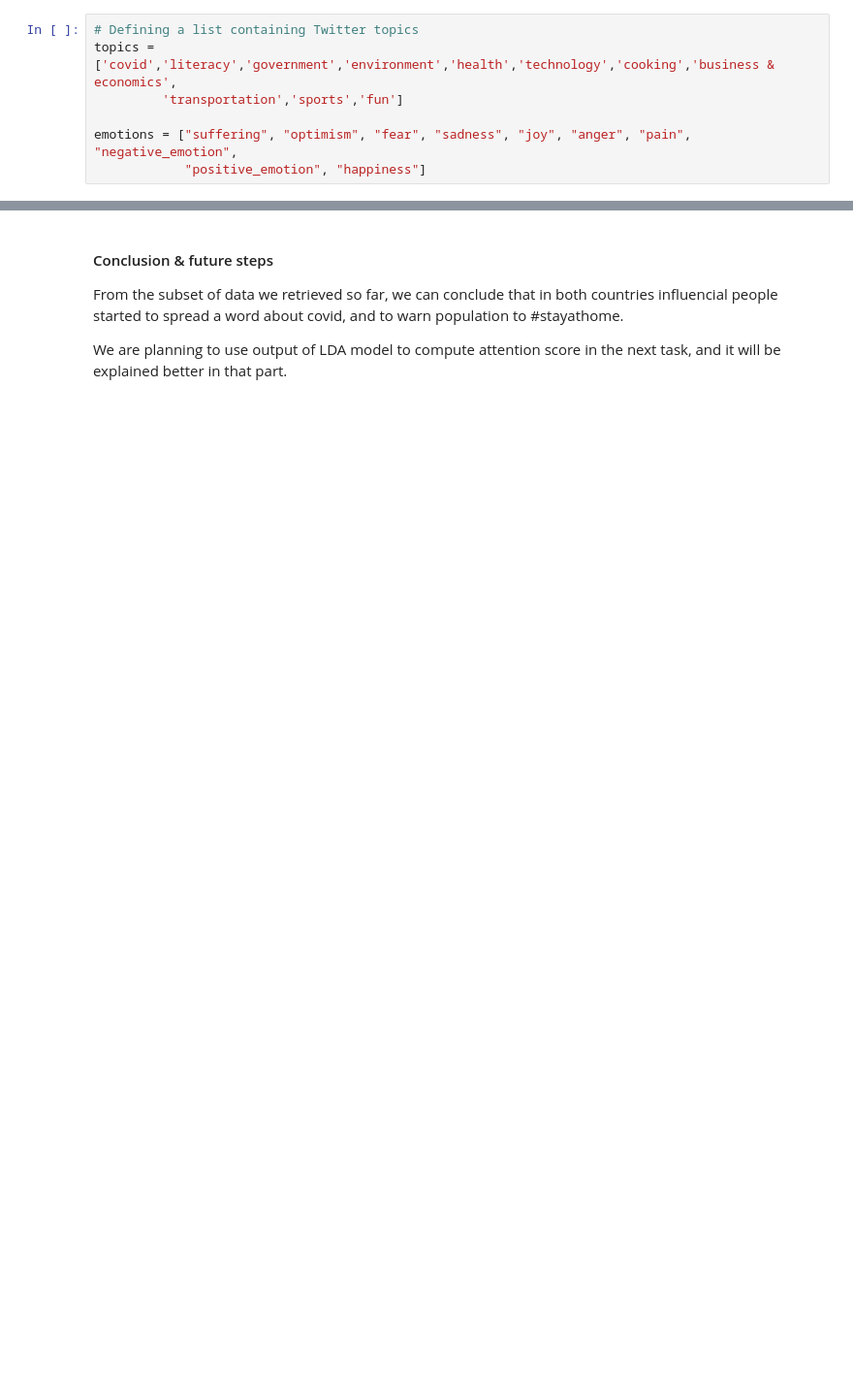
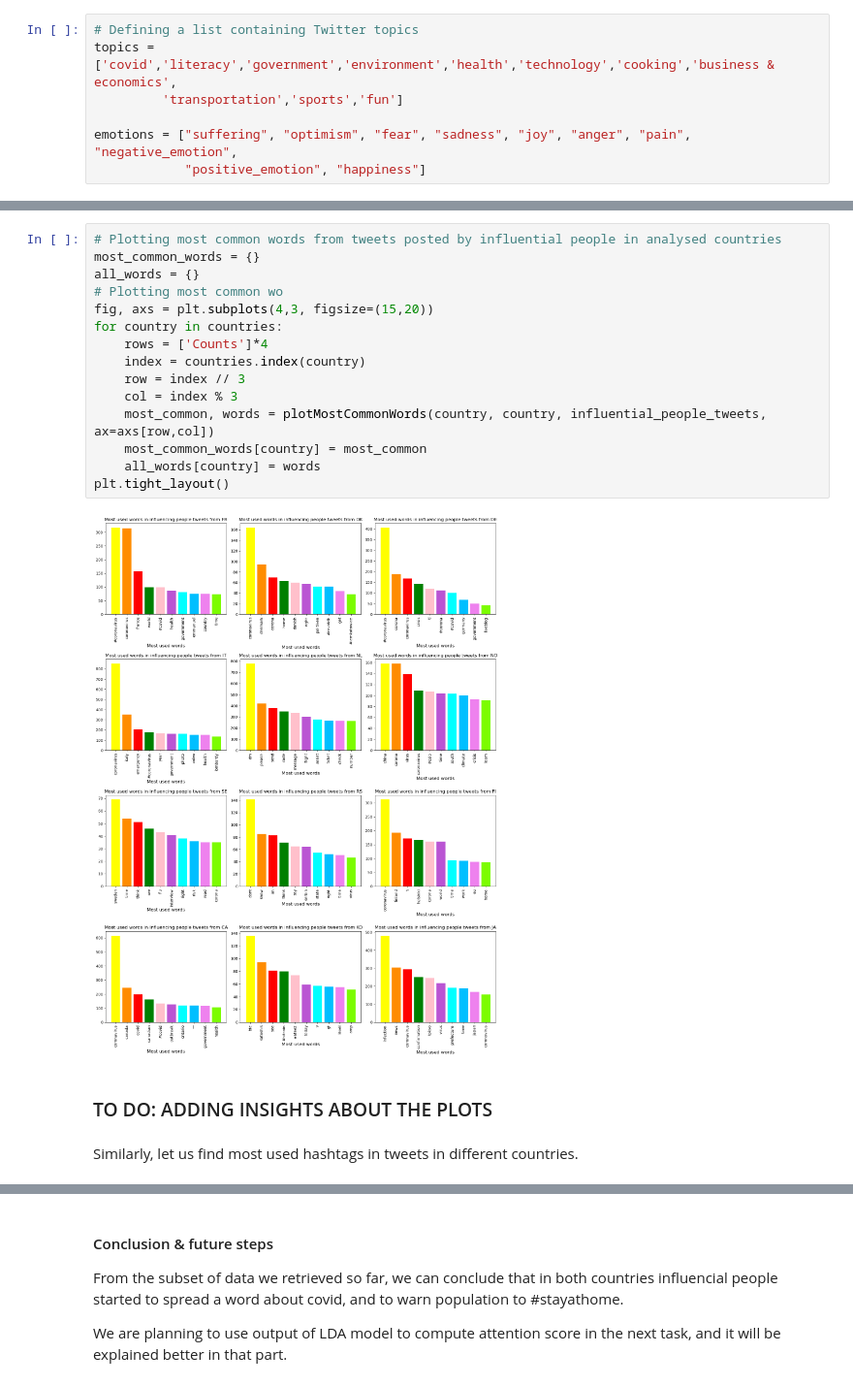
Before and after one commit to RiccardoBrioschi/The-pandemic-through-the-eyes-of-Internet, a Jupyter notebook: RQ2_Influential_people_analysis.ipynb, the cells around one changed output, grey strips where cells are left out. Shown at 97% size. Drawn from its saved outputs; the diff is of its cells as text; blank space fills up the shorter version.

```diff
--- a/RQ2_Influential_people_analysis.ipynb
+++ b/RQ2_Influential_people_analysis.ipynb
@@ -576,0 +295,21 @@ topic
+# %%
+# Plotting most common words from tweets posted by influential people in analysed countries
+most_common_words = {}
+all_words = {}
+# Plotting most common wo
+fig, axs = plt.subplots(4,3, figsize=(15,20))
+for country in countries:
+    rows = ['Counts']*4
+    index = countries.index(country)
+    row = index // 3
+    col = index % 3
+    most_common, words = plotMostCommonWords(country, country, influential_people_tweets, ax=axs[row,col])
+    most_common_words[country] = most_common
+    all_words[country] = words
+plt.tight_layout()
+# %% [output]
+[figure, added]
+# %% [markdown]
+### TO DO: ADDING INSIGHTS ABOUT THE PLOTS
+# %% [markdown]
+Similarly, let us find most used hashtags in tweets in different countries.
```
Also changed, not shown: parts of 80 cells of this notebook, 1 other file.
